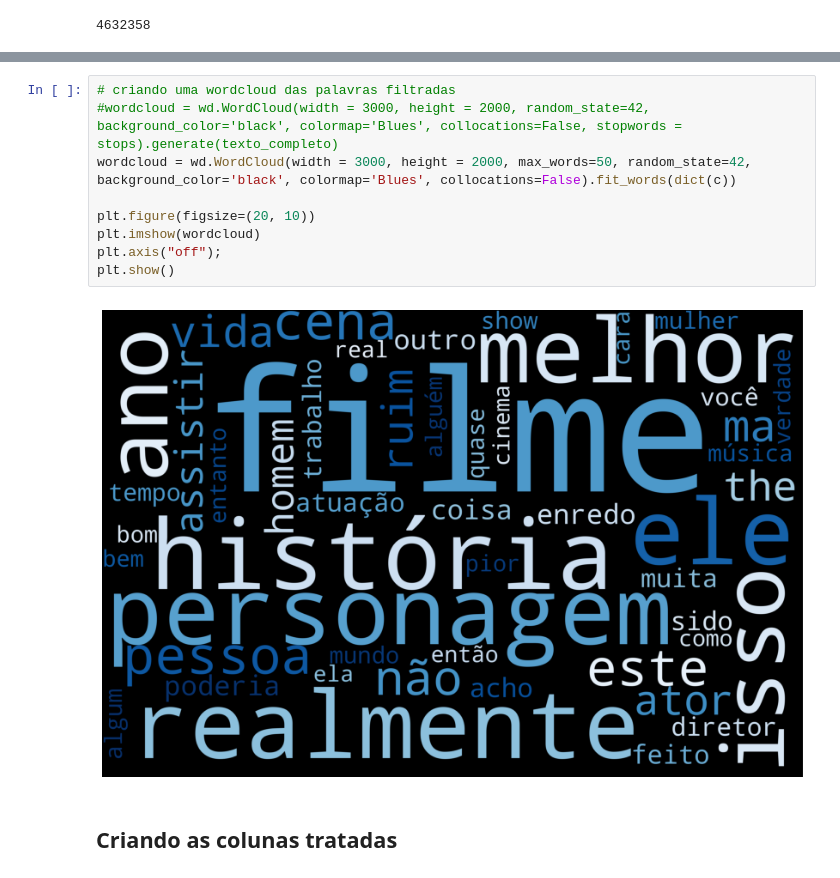
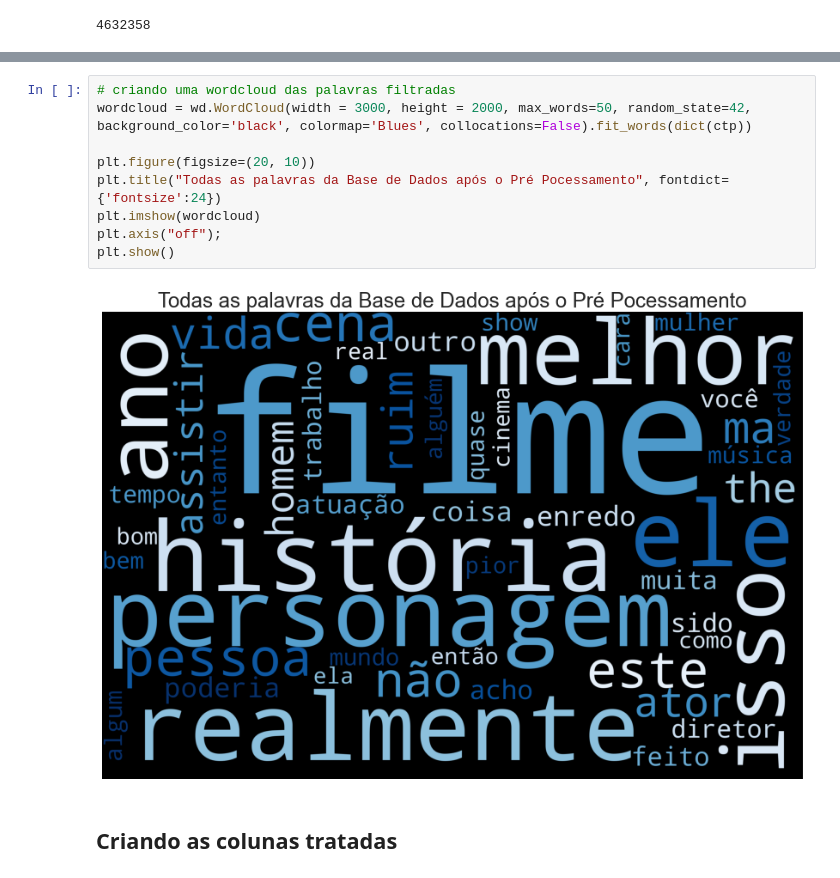
Before and after one commit to hgf777-br/trabalho-final---PLN, a Jupyter notebook: TrabalhoFinal_NLP.ipynb, the cells around one changed output, grey strips where cells are left out. Cells and saved outputs as stored; diff of their text form.

```diff
--- a/TrabalhoFinal_NLP.ipynb
+++ b/TrabalhoFinal_NLP.ipynb
@@ -309,14 +408,14 @@ c.most_common(50)
 # %%
 # criando uma wordcloud das palavras filtradas
-#wordcloud = wd.WordCloud(width = 3000, height = 2000, random_state=42, background_color='black', colormap='Blues', collocations=False, stopwords = stops).generate(texto_completo)
-wordcloud = wd.WordCloud(width = 3000, height = 2000, max_words=50, random_state=42, background_color='black', colormap='Blues', collocations=False).fit_words(dict(c))
+wordcloud = wd.WordCloud(width = 3000, height = 2000, max_words=50, random_state=42, background_color='black', colormap='Blues', collocations=False).fit_words(dict(ctp))
 
 plt.figure(figsize=(20, 10))
+plt.title("Todas as palavras da Base de Dados após o Pré Pocessamento", fontdict={'fontsize':24})
 plt.imshow(wordcloud)
 plt.axis("off");
 plt.show()
 # %% [output]
-[figure, old version]
+[figure, new version]
 # %% [markdown]
 ## Criando as colunas tratadas
 # %%
```
Also changed, not shown: parts of 50 cells of this notebook, 1 other file.
